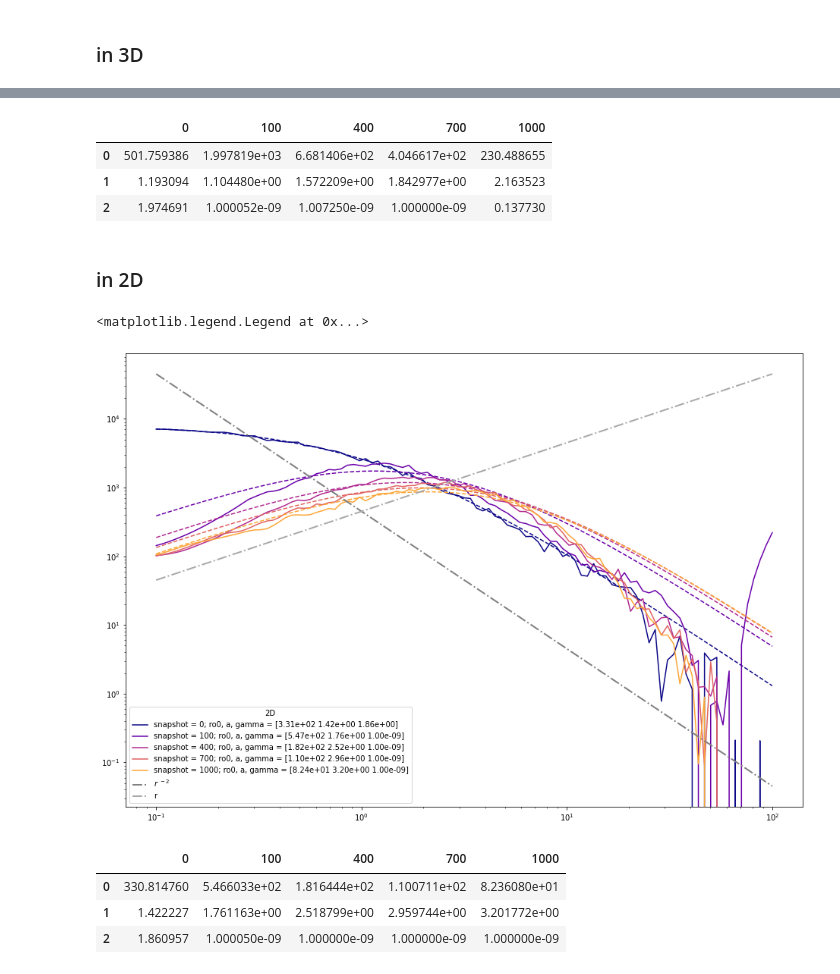
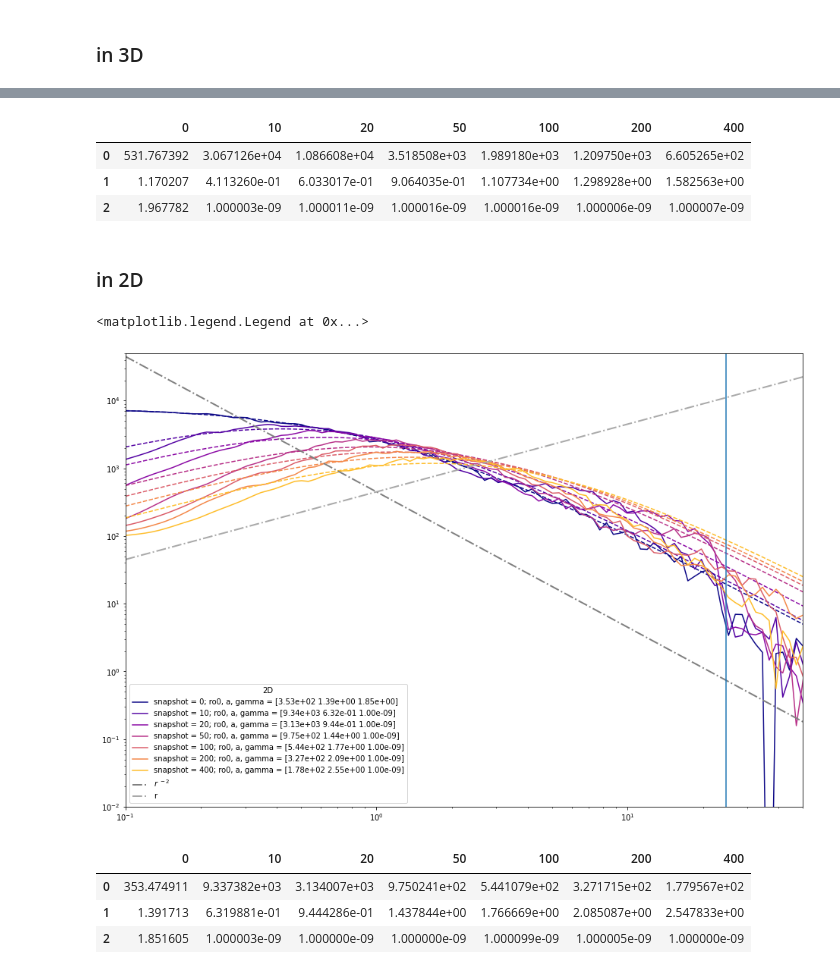
Before and after one commit to olgaborodina/N-body_simulations_analysis, a Jupyter notebook: profile_fit.ipynb, the cells around one changed output, grey strips where cells are left out. Saved outputs shown, nothing was run; the diff lists cells and outputs as text; code cells hidden in the pictures.

```diff
--- a/profile_fit.ipynb
+++ b/profile_fit.ipynb
@@ -15,10 +15,10 @@ import functions as f
 # %%
 INPUT_DIR = Path('./../gamma=2.0/')
 # %%
-snapshots = [0, 100, 400, 700, 1000]
+snapshots = [0, 10, 20, 50, 100, 200, 400]
 # %%
-bounds = np.array([[1, 20000], [1e-2, 10], [1e-9, 3]])
-r_e = np.geomspace(1e-1, 100, 101)
+bounds = np.array([[1, 50000], [1e-2, 10], [1e-9, 3]])
+r_e = np.geomspace(1e-1, 50, 101)
 init_vals = np.array([100, 0.5, 1])
 dmdr_3D = pd.DataFrame(data={'r':r_e})
 dmdr_2D = pd.DataFrame(data={'r':r_e})
@@ -63,10 +67,10 @@ ax.legend(title='3D')
 # %%
 popts_3D # ro0, a, gamma
 # %% [output]
-|  | 0 | 100 | 400 | 700 | 1000 |
-| 0 | 501.759386 | 1.997819e+03 | 6.681406e+02 | 4.046617e+02 | 230.488655 |
-| 1 | 1.193094 | 1.104480e+00 | 1.572209e+00 | 1.842977e+00 | 2.163523 |
-| 2 | 1.974691 | 1.000052e-09 | 1.007250e-09 | 1.000000e-09 | 0.137730 |
+|  | 0 | 10 | 20 | 50 | 100 | 200 | 400 |
+| 0 | 531.767392 | 3.067126e+04 | 1.086608e+04 | 3.518508e+03 | 1.989180e+03 | 1.209750e+03 | 6.605265e+02 |
+| 1 | 1.170207 | 4.113260e-01 | 6.033017e-01 | 9.064035e-01 | 1.107734e+00 | 1.298928e+00 | 1.582563e+00 |
+| 2 | 1.967782 | 1.000003e-09 | 1.000011e-09 | 1.000016e-09 | 1.000016e-09 | 1.000006e-09 | 1.000007e-09 |
 # %% [markdown]
 ### in 2D
 # %%
@@ -85,27 +89,31 @@ for snap in snapshots:
 # %%
 cycol = iter(cm.plasma(np.linspace(0, 1, len(snapshots)+1)))
 np.set_printoptions(formatter={'float': "{0:0.2e}".format})
 
 fig, ax = plt.subplots(figsize=(16, 11))
 for snap in dmdr_2D.columns[1:]:
     c=next(cycol)
     ax.plot(dmdr_2D['r'], dmdr_2D[snap], label=f'snapshot = {snap}; ro0, a, gamma = {popts_2D[snap].values}', c=c)
     ax.plot(dmdr_2D['r'], f.dmdr_profile_2D(dmdr_2D['r'], *popts_2D[snap]), c=c, ls='--')
 
 
 ax.plot(dmdr_3D['r'], 450 / dmdr_3D['r'] ** 2, c='gray', label=r'$r^{\ -2}$', ls= '-.', lw=2)
 ax.plot(dmdr_3D['r'], 450 * dmdr_3D['r'] , c='darkgrey', label='r', ls= '-.', lw=2)
+ax.plot([1.23 * 20, 1.23*20], [1e-3, 1e5])
+
+ax.set_ylim(1e-2,5e4)
+ax.set_xlim(r_e.min(), r_e.max())
 
 ax.set_yscale('log')
 ax.set_xscale('log')
 ax.legend(title='2D')
 # %% [output]
 <matplotlib.legend.Legend at 0x...>
-[figure, old version]
+[figure, new version]
 # %%
 popts_2D # ro0, a, gamma
 # %% [output]
-|  | 0 | 100 | 400 | 700 | 1000 |
-| 0 | 330.814760 | 5.466033e+02 | 1.816444e+02 | 1.100711e+02 | 8.236080e+01 |
-| 1 | 1.422227 | 1.761163e+00 | 2.518799e+00 | 2.959744e+00 | 3.201772e+00 |
-| 2 | 1.860957 | 1.000050e-09 | 1.000000e-09 | 1.000000e-09 | 1.000000e-09 |
+|  | 0 | 10 | 20 | 50 | 100 | 200 | 400 |
+| 0 | 353.474911 | 9.337382e+03 | 3.134007e+03 | 9.750241e+02 | 5.441079e+02 | 3.271715e+02 | 1.779567e+02 |
+| 1 | 1.391713 | 6.319881e-01 | 9.444286e-01 | 1.437844e+00 | 1.766669e+00 | 2.085087e+00 | 2.547833e+00 |
+| 2 | 1.851605 | 1.000003e-09 | 1.000000e-09 | 1.000000e-09 | 1.000099e-09 | 1.000005e-09 | 1.000000e-09 |
```
Also changed, not shown: parts of 1 cell of this notebook, 1 other file.
